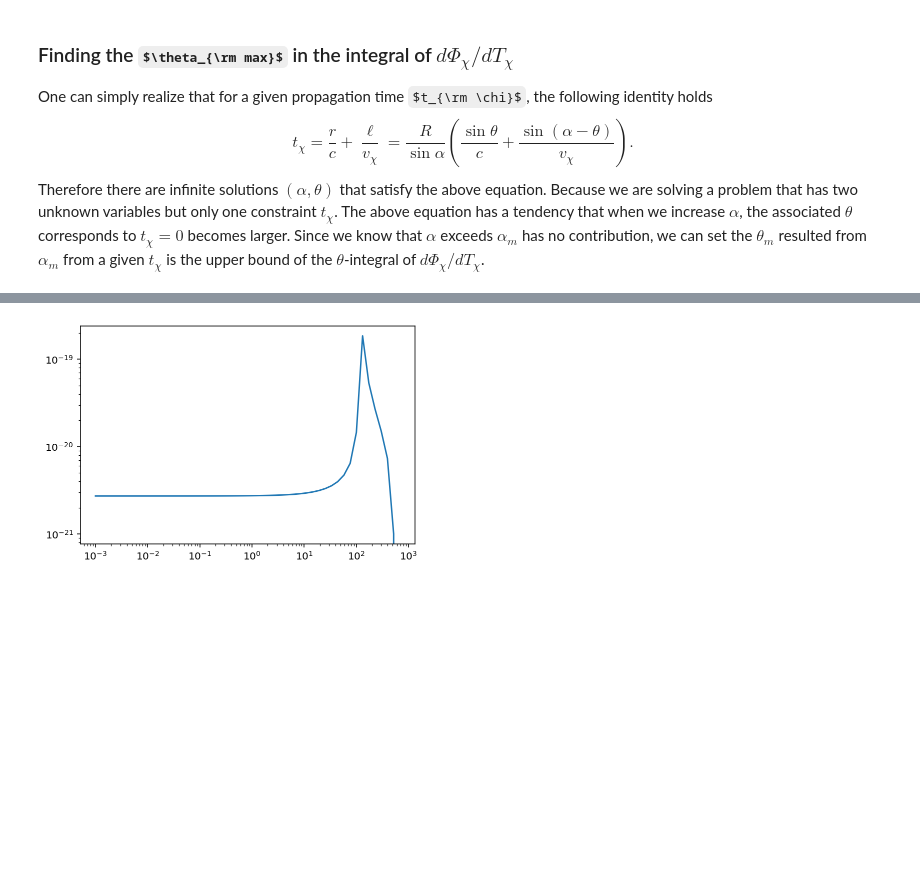
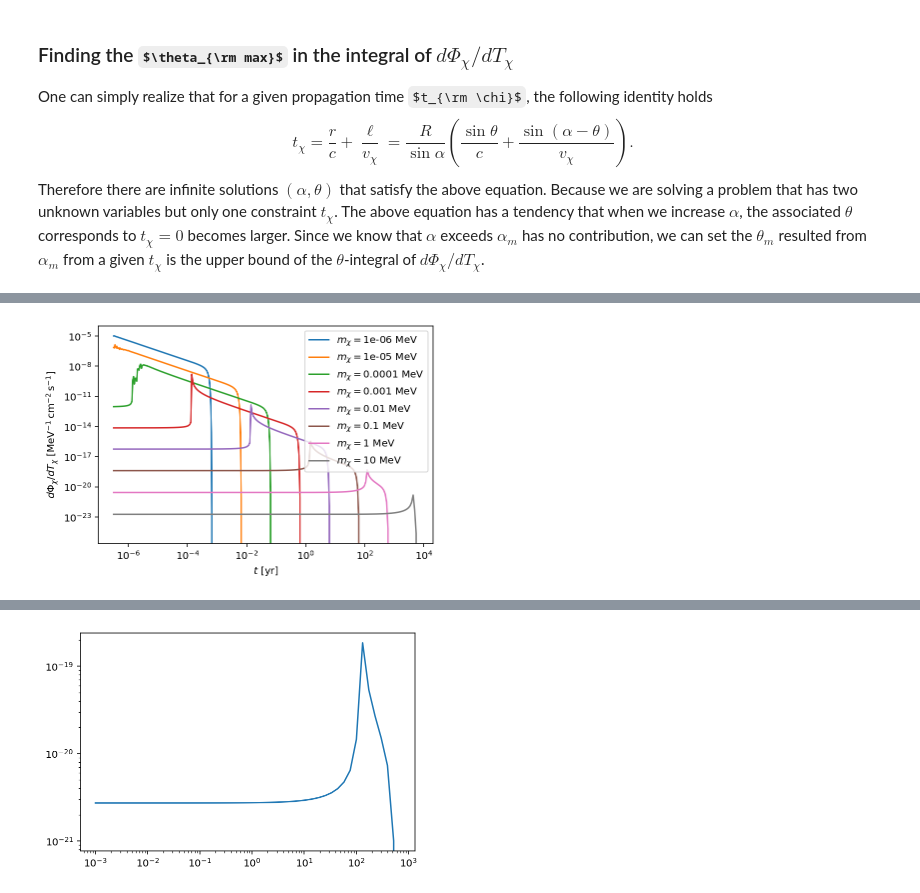
Before and after one commit to yenhsunlin/SNnuBDM, a Jupyter notebook: bdmflux.ipynb, the cells around one changed output, grey strips where cells are left out. Cells and saved outputs as stored; diff of their text form; code cells hidden in the pictures; some formulas as TeX source; blank space fills up the shorter version.

```diff
--- a/bdmflux.ipynb
+++ b/bdmflux.ipynb
@@ -597,0 +746,12 @@ def bdmflux(t,theta,Tx,mx,tau=10,sigxv=1e-45,rho=184,rs=24.42,Lv=Lv,R=8.5,r_cut=
+# %%
+# plotting
+for i in range(len(mx_ls)):
+    plt.plot(bdm_time_ls[i]/yr,bdm_vs_time_mx[i],label='$m_\chi=$'+str(mx_ls[i])+' MeV')
+plt.legend()
+plt.xscale('log')
+plt.yscale('log')
+plt.xlabel('$t$ [yr]')
+plt.ylabel(r'$d\Phi_\chi/dT_\chi~[{\rm MeV^{-1}\,cm^{-2}\,s^{-1}}]$')
+#plt.savefig('bdm_v_time.pdf',facecolor='white',bbox_inches='tight')
+# %% [output]
+[figure, added]
```
Also changed, not shown: parts of 51 cells of this notebook.
